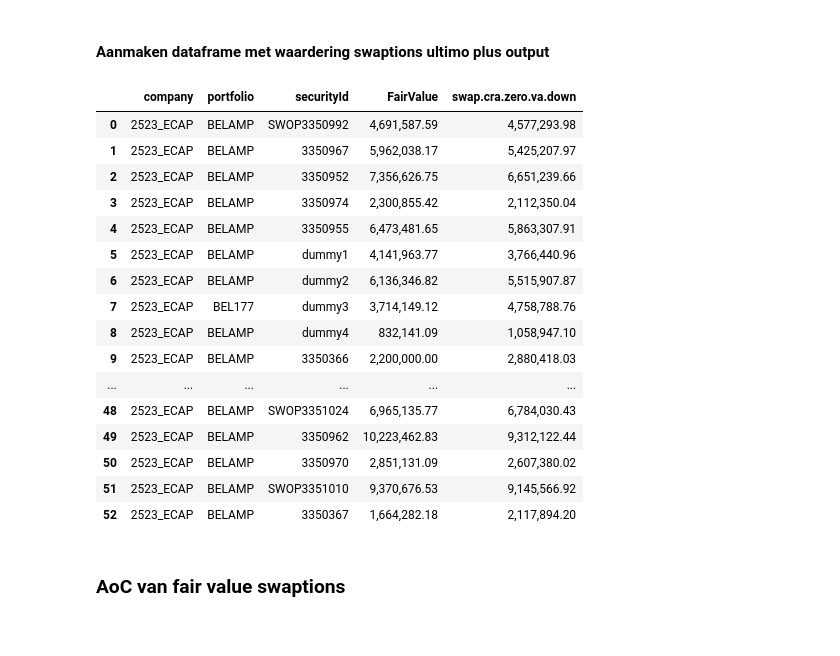
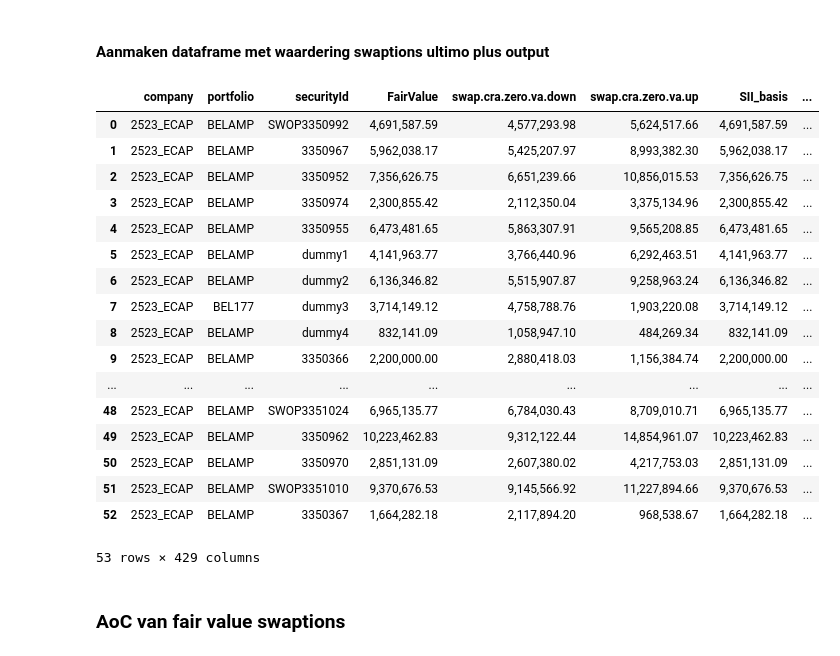
Before and after one commit to OscarDries/TRECS, a Jupyter notebook: swaption (IN PROGRESS)/Module swaption.ipynb, the cells around one changed output. Saved outputs shown, nothing was run; the diff lists cells and outputs as text; code cells hidden in the pictures.

```diff
--- a/swaption (IN PROGRESS)/Module swaption.ipynb
+++ b/swaption (IN PROGRESS)/Module swaption.ipynb
@@ -96,6 +134,8 @@ curveNamesPrimo
 # %% [markdown]
 #### Rentecurves ultimo
 # %%
-df_curvesUltimo = pd.read_excel(r"curvebestanden/curvesAssetsM04.xlsx", decimal = '.')
+df_curvesUltimo = df_scenariosUltimo.loc[df_scenariosPrimo['Item'] != 'schokVolatiliteit']
+df_curvesUltimo = df_curvesUltimo.reset_index(drop=True)
+pd.options.display.float_format = '{:,.8f}'.format
 df_curvesUltimo
 # %% [output]
@@ -118,7 +158,7 @@ df_curvesUltimo
 | 99 | 100 | EUR | 0.01085452 | 0.00815297 | 0.02085452 | 0.01085452 | ... |
 100 rows × 428 columns
 # %%
-# curveNamesUltimo = list(df_curves.columns)[2:]
-curveNamesUltimo = ['FairValue', 'swap.cra.zero.va.down']
+curveNamesUltimo = list(df_curvesUltimo.columns)[2:]
+# curveNamesUltimo = ['FairValue', 'swap.cra.zero.va.down']
 curveNamesUltimo
 # %% [output]
@@ -619,11 +668,12 @@ for index, row in df_swaptions.iterrows():
 #### Aanmaken dataframe met waardering swaptions primo plus output
 # %%
 columnNamesPrimo = ['company', 'portfolio', 'securityId'] + curveNamesPrimo
-df_swaptionMarketValuesModelPrimo = pd.DataFrame(columns = columnNamesPrimo)
+df_swaptionMarketValuesInScenariosPrimo = pd.DataFrame(columns = columnNamesPrimo)
 for i in range(len(swaptionsPrimo)):
-    df_swaptionMarketValuesModelPrimo.loc[i, ['company', 'portfolio', 'securityId']] =  [swaptionsPrimo[i].company, swaptionsPrimo[i].portfolio, swaptionsPrimo[i].securityId]
+    df_swaptionMarketValuesInScenariosPrimo.loc[i, ['company', 'portfolio', 'securityId']] =  [swaptionsPrimo[i].company, swaptionsPrimo[i].portfolio, swaptionsPrimo[i].securityId]
     for curveNamePrimo in curveNamesPrimo:
+        schokVolatiliteitPrimo = df_schokVolatiliteitPrimo.loc[0, curveNamePrimo]
         curvePrimo = df_curvesPrimo[curveNamePrimo].to_list()
-        df_swaptionMarketValuesModelPrimo.loc[i, curveNamePrimo] = getPriceModel(curvePrimo, swaptionsPrimo[i].swaptionType, swaptionsPrimo[i].cashSettled, swaptionsPrimo[i].tenor, swaptionsPrimo[i].expiry, swaptionsPrimo[i].volatilityIMW, swaptionsPrimo[i].strike) * swaptionsPrimo[i].nominalValue \
+        df_swaptionMarketValuesInScenariosPrimo.loc[i, curveNamePrimo] = getPriceModel(curvePrimo, swaptionsPrimo[i].swaptionType, swaptionsPrimo[i].cashSettled, swaptionsPrimo[i].tenor, swaptionsPrimo[i].expiry, swaptionsPrimo[i].volatilityIMW+schokVolatiliteitPrimo, swaptionsPrimo[i].strike) * swaptionsPrimo[i].nominalValue \
                                                             + (swaptionsPrimo[i].marketValueIMW - swaptionsPrimo[i].marketValueModel)
 # %%
@@ -652,33 +703,35 @@ df_swaptionMarketValuesModelPrimo
 #### Aanmaken dataframe met waardering swaptions ultimo plus output
 # %%
 columnNamesUltimo = ['company', 'portfolio', 'securityId'] + curveNamesUltimo
-df_swaptionMarketValuesModelUltimo = pd.DataFrame(columns = columnNamesUltimo)
+df_swaptionMarketValuesInScenariosUltimo = pd.DataFrame(columns = columnNamesUltimo)
 for i in range(len(swaptionsUltimo)):
-    df_swaptionMarketValuesModelUltimo.loc[i, ['company', 'portfolio', 'securityId']] =  [swaptionsUltimo[i].company, swaptionsUltimo[i].portfolio, swaptionsUltimo[i].securityId]
+    df_swaptionMarketValuesInScenariosUltimo.loc[i, ['company', 'portfolio', 'securityId']] =  [swaptionsUltimo[i].company, swaptionsUltimo[i].portfolio, swaptionsUltimo[i].securityId]
     for curveNameUltimo in curveNamesUltimo:
+        schokVolatiliteitUltimo = df_schokVolatiliteitUltimo.loc[0, curveNameUltimo]
         curveUltimo = df_curvesUltimo[curveNameUltimo].to_list()
-        df_swaptionMarketValuesModelUltimo.loc[i, curveNameUltimo] = getPriceModel(curveUltimo, swaptionsUltimo[i].swaptionType, swaptionsUltimo[i].cashSettled, swaptionsUltimo[i].tenor, swaptionsUltimo[i].expiry, swaptionsUltimo[i].volatilityIMW, swaptionsUltimo[i].strike) * swaptionsUltimo[i].nominalValue \
+        df_swaptionMarketValuesInScenariosUltimo.loc[i, curveNameUltimo] = getPriceModel(curveUltimo, swaptionsUltimo[i].swaptionType, swaptionsUltimo[i].cashSettled, swaptionsUltimo[i].tenor, swaptionsUltimo[i].expiry, swaptionsUltimo[i].volatilityIMW+schokVolatiliteitUltimo, swaptionsUltimo[i].strike) * swaptionsUltimo[i].nominalValue \
                                                             + (swaptionsUltimo[i].marketValueIMW - swaptionsUltimo[i].marketValueModel)
 # %%
-df_swaptionMarketValuesModelUltimo
+df_swaptionMarketValuesInScenariosUltimo
 # %% [output]
-|  | company | portfolio | securityId | FairValue | swap.cra.zero.va.down |
-| 0 | 2523_ECAP | BELAMP | SWOP3350992 | 4,691,587.59 | 4,577,293.98 |
-| 1 | 2523_ECAP | BELAMP | 3350967 | 5,962,038.17 | 5,425,207.97 |
-| 2 | 2523_ECAP | BELAMP | 3350952 | 7,356,626.75 | 6,651,239.66 |
-| 3 | 2523_ECAP | BELAMP | 3350974 | 2,300,855.42 | 2,112,350.04 |
-| 4 | 2523_ECAP | BELAMP | 3350955 | 6,473,481.65 | 5,863,307.91 |
-| 5 | 2523_ECAP | BELAMP | dummy1 | 4,141,963.77 | 3,766,440.96 |
-| 6 | 2523_ECAP | BELAMP | dummy2 | 6,136,346.82 | 5,515,907.87 |
-| 7 | 2523_ECAP | BEL177 | dummy3 | 3,714,149.12 | 4,758,788.76 |
-| 8 | 2523_ECAP | BELAMP | dummy4 | 832,141.09 | 1,058,947.10 |
-| 9 | 2523_ECAP | BELAMP | 3350366 | 2,200,000.00 | 2,880,418.03 |
-| ... | ... | ... | ... | ... | ... |
-| 48 | 2523_ECAP | BELAMP | SWOP3351024 | 6,965,135.77 | 6,784,030.43 |
-| 49 | 2523_ECAP | BELAMP | 3350962 | 10,223,462.83 | 9,312,122.44 |
-| 50 | 2523_ECAP | BELAMP | 3350970 | 2,851,131.09 | 2,607,380.02 |
-| 51 | 2523_ECAP | BELAMP | SWOP3351010 | 9,370,676.53 | 9,145,566.92 |
-| 52 | 2523_ECAP | BELAMP | 3350367 | 1,664,282.18 | 2,117,894.20 |
+|  | company | portfolio | securityId | FairValue | swap.cra.zero.va.down | swap.cra.zero.va.up | SII_basis | ... |
+| 0 | 2523_ECAP | BELAMP | SWOP3350992 | 4,691,587.59 | 4,577,293.98 | 5,624,517.66 | 4,691,587.59 | ... |
+| 1 | 2523_ECAP | BELAMP | 3350967 | 5,962,038.17 | 5,425,207.97 | 8,993,382.30 | 5,962,038.17 | ... |
+| 2 | 2523_ECAP | BELAMP | 3350952 | 7,356,626.75 | 6,651,239.66 | 10,856,015.53 | 7,356,626.75 | ... |
+| 3 | 2523_ECAP | BELAMP | 3350974 | 2,300,855.42 | 2,112,350.04 | 3,375,134.96 | 2,300,855.42 | ... |
+| 4 | 2523_ECAP | BELAMP | 3350955 | 6,473,481.65 | 5,863,307.91 | 9,565,208.85 | 6,473,481.65 | ... |
+| 5 | 2523_ECAP | BELAMP | dummy1 | 4,141,963.77 | 3,766,440.96 | 6,292,463.51 | 4,141,963.77 | ... |
+| 6 | 2523_ECAP | BELAMP | dummy2 | 6,136,346.82 | 5,515,907.87 | 9,258,963.24 | 6,136,346.82 | ... |
+| 7 | 2523_ECAP | BEL177 | dummy3 | 3,714,149.12 | 4,758,788.76 | 1,903,220.08 | 3,714,149.12 | ... |
+| 8 | 2523_ECAP | BELAMP | dummy4 | 832,141.09 | 1,058,947.10 | 484,269.34 | 832,141.09 | ... |
+| 9 | 2523_ECAP | BELAMP | 3350366 | 2,200,000.00 | 2,880,418.03 | 1,156,384.74 | 2,200,000.00 | ... |
+| ... | ... | ... | ... | ... | ... | ... | ... | ... |
+| 48 | 2523_ECAP | BELAMP | SWOP3351024 | 6,965,135.77 | 6,784,030.43 | 8,709,010.71 | 6,965,135.77 | ... |
+| 49 | 2523_ECAP | BELAMP | 3350962 | 10,223,462.83 | 9,312,122.44 | 14,854,961.07 | 10,223,462.83 | ... |
+| 50 | 2523_ECAP | BELAMP | 3350970 | 2,851,131.09 | 2,607,380.02 | 4,217,753.03 | 2,851,131.09 | ... |
+| 51 | 2523_ECAP | BELAMP | SWOP3351010 | 9,370,676.53 | 9,145,566.92 | 11,227,894.66 | 9,370,676.53 | ... |
+| 52 | 2523_ECAP | BELAMP | 3350367 | 1,664,282.18 | 2,117,894.20 | 968,538.67 | 1,664,282.18 | ... |
+53 rows × 429 columns
 # %% [markdown]
 ### AoC van fair value swaptions
 # %% [markdown]
```
Also changed, not shown: parts of 14 cells of this notebook, 7 other files.
